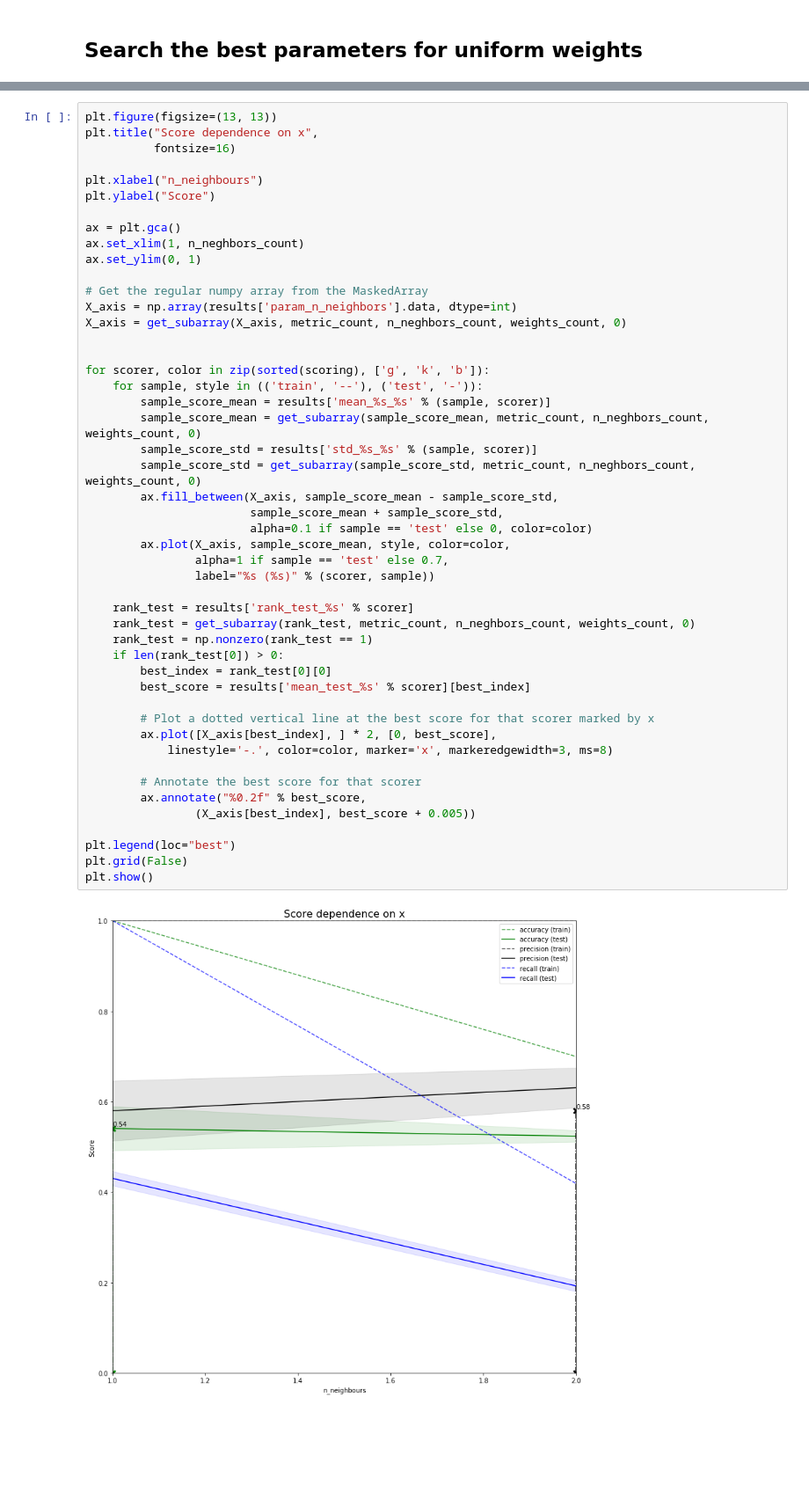
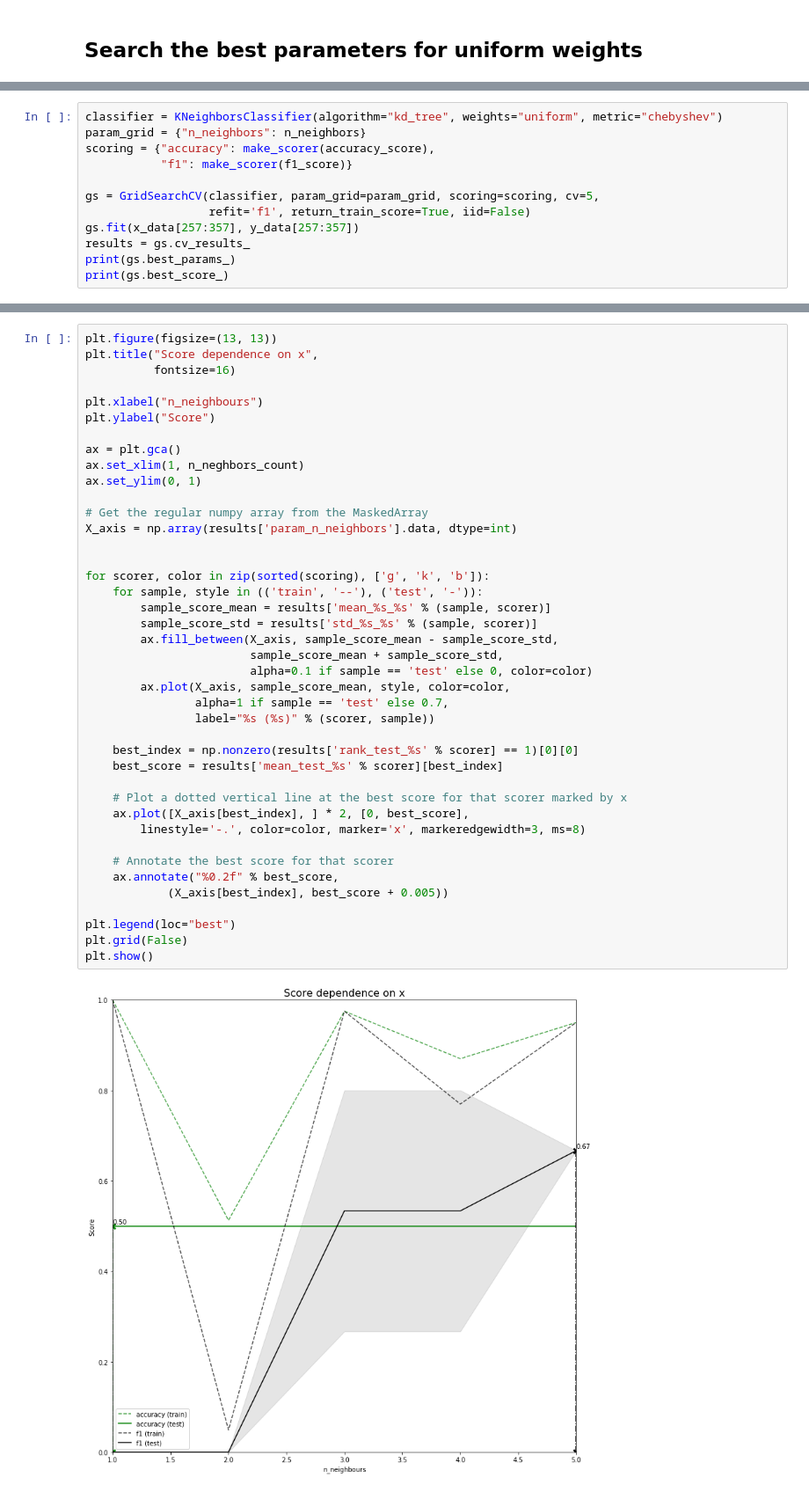
Before and after one commit to yordwynn/ElementaryPose, a Jupyter notebook: notebooks/kNN.ipynb, the cells around one changed output, grey strips where cells are left out. Shown: that part at 88% size. Drawn from its saved outputs; the diff is of its cells as text; blank space fills up the shorter version.

```diff
--- a/notebooks/kNN.ipynb
+++ b/notebooks/kNN.ipynb
@@ -128,0 +146,12 @@ def get_subarray(data, metric_count, n_neghbors_count, weights_count, weight):
+# %%
+classifier = KNeighborsClassifier(algorithm="kd_tree", weights="uniform", metric="chebyshev")
+param_grid = {"n_neighbors": n_neighbors}
+scoring = {"accuracy": make_scorer(accuracy_score),
+           "f1": make_scorer(f1_score)}
+
+gs = GridSearchCV(classifier, param_grid=param_grid, scoring=scoring, cv=5,
+                  refit='f1', return_train_score=True, iid=False)
+gs.fit(x_data[257:357], y_data[257:357])
+results = gs.cv_results_
+print(gs.best_params_)
+print(gs.best_score_)
@@ -133,46 +165,39 @@ plt.title("Score dependence on x",
 
 plt.xlabel("n_neighbours")
 plt.ylabel("Score")
 
 ax = plt.gca()
 ax.set_xlim(1, n_neghbors_count)
 ax.set_ylim(0, 1)
 
 # Get the regular numpy array from the MaskedArray
 X_axis = np.array(results['param_n_neighbors'].data, dtype=int)
-X_axis = get_subarray(X_axis, metric_count, n_neghbors_count, weights_count, 0)
 
 
 for scorer, color in zip(sorted(scoring), ['g', 'k', 'b']):
     for sample, style in (('train', '--'), ('test', '-')):
         sample_score_mean = results['mean_%s_%s' % (sample, scorer)]
-        sample_score_mean = get_subarray(sample_score_mean, metric_count, n_neghbors_count, weights_count, 0)
         sample_score_std = results['std_%s_%s' % (sample, scorer)]
-        sample_score_std = get_subarray(sample_score_std, metric_count, n_neghbors_count, weights_count, 0)
         ax.fill_between(X_axis, sample_score_mean - sample_score_std,
                         sample_score_mean + sample_score_std,
                         alpha=0.1 if sample == 'test' else 0, color=color)
         ax.plot(X_axis, sample_score_mean, style, color=color,
                 alpha=1 if sample == 'test' else 0.7,
                 label="%s (%s)" % (scorer, sample))
 
-    rank_test = results['rank_test_%s' % scorer]
-    rank_test = get_subarray(rank_test, metric_count, n_neghbors_count, weights_count, 0)
-    rank_test = np.nonzero(rank_test == 1)
-    if len(rank_test[0]) > 0:
-        best_index = rank_test[0][0]
-        best_score = results['mean_test_%s' % scorer][best_index]
+    best_index = np.nonzero(results['rank_test_%s' % scorer] == 1)[0][0]
+    best_score = results['mean_test_%s' % scorer][best_index]
 
-        # Plot a dotted vertical line at the best score for that scorer marked by x
-        ax.plot([X_axis[best_index], ] * 2, [0, best_score],
-            linestyle='-.', color=color, marker='x', markeredgewidth=3, ms=8)
+    # Plot a dotted vertical line at the best score for that scorer marked by x
+    ax.plot([X_axis[best_index], ] * 2, [0, best_score],
+        linestyle='-.', color=color, marker='x', markeredgewidth=3, ms=8)
 
-        # Annotate the best score for that scorer
-        ax.annotate("%0.2f" % best_score,
-                (X_axis[best_index], best_score + 0.005))
+    # Annotate the best score for that scorer
+    ax.annotate("%0.2f" % best_score,
+            (X_axis[best_index], best_score + 0.005))
 
 plt.legend(loc="best")
 plt.grid(False)
 plt.show()
 # %% [output]
-[figure, old version]
+[figure, new version]
```
Also changed, not shown: parts of 15 cells of this notebook.
